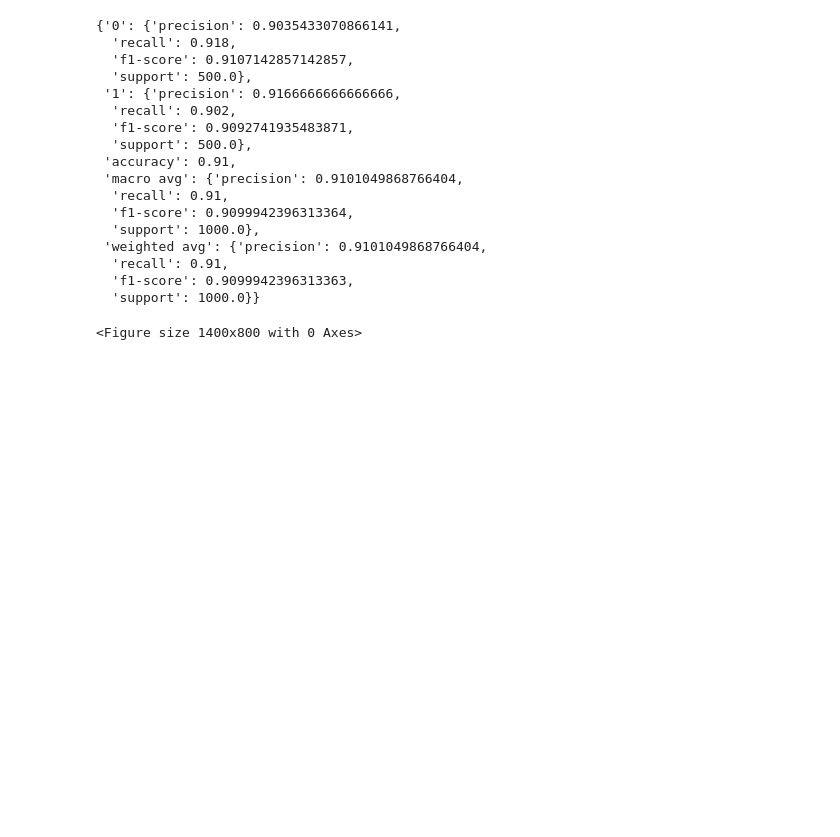
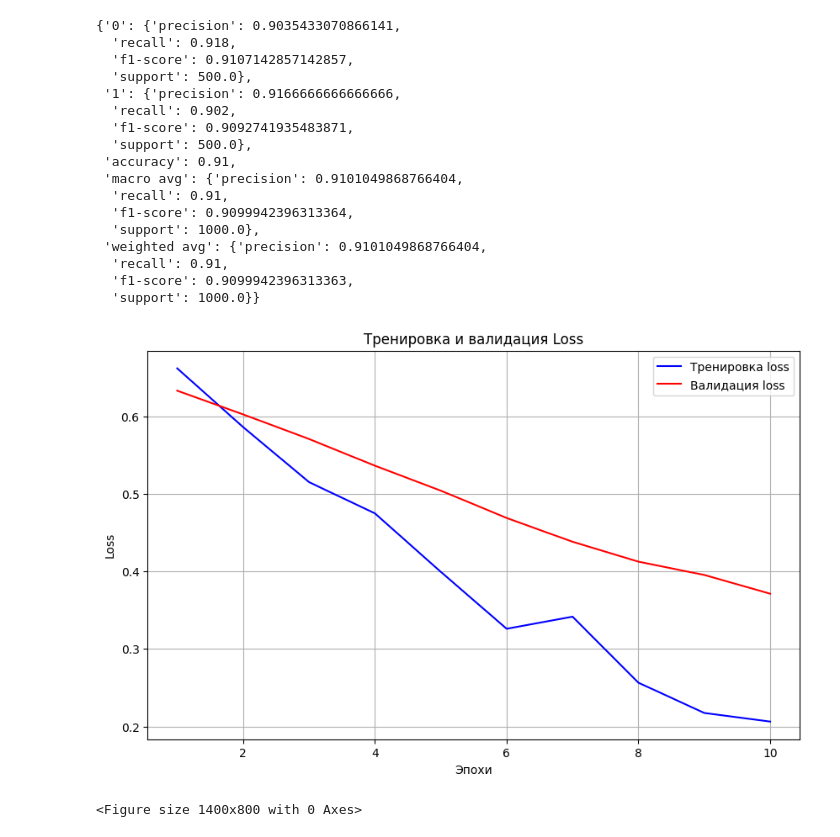
Before and after one commit to lpestov/interactive_ai_model_builder, a Jupyter notebook: models/classification/notebooks/classification_neural_network.ipynb, the cells around one changed output. Saved outputs shown, nothing was run; the diff lists cells and outputs as text; code cells hidden in the pictures; blank space fills up the shorter version.

Commit message:
#add FULL part of paper on image classification

```diff
--- a/models/classification/notebooks/classification_neural_network.ipynb
+++ b/models/classification/notebooks/classification_neural_network.ipynb
@@ -738,6 +738,10 @@ efficientnet_b0_metrics_15["class_report"]
   'support': 1000.0}}
 # %%
 benchmarks["efficientnet_b0_15"] = efficientnet_b0_metrics_15
+# %%
+plot_training_history(efficientnet_b0_history_15['train_loss'], efficientnet_b0_history_15['val_loss'], 'loss')
+# %% [output]
+[figure, added]
 # %%
 import pandas as pd
 # %%
```
Also changed, not shown: parts of 2 cells of this notebook, 4 other files.
